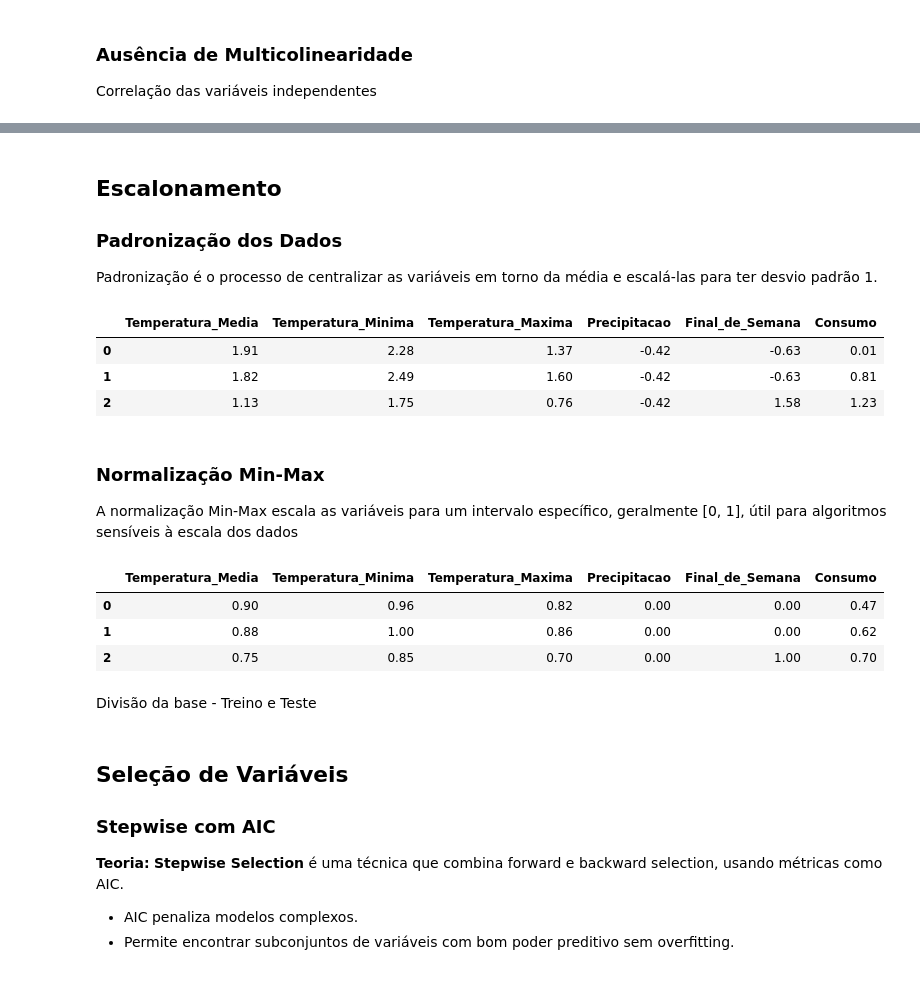
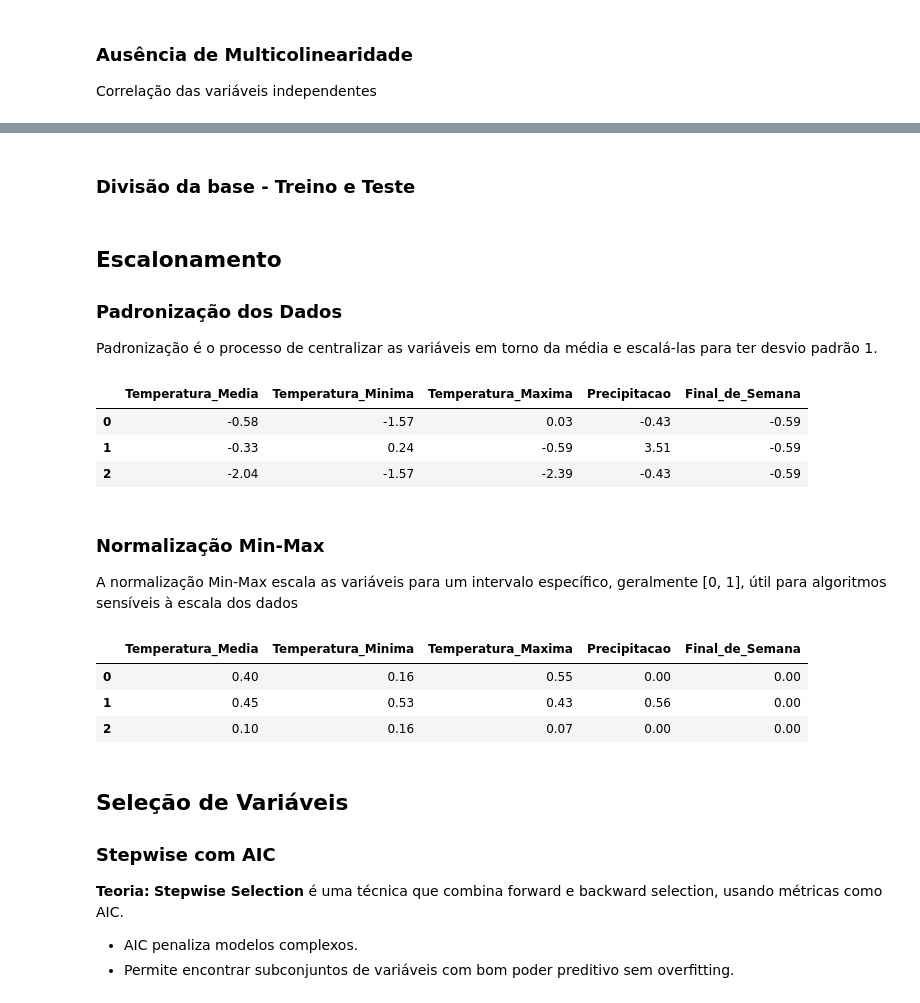
Before and after one commit to redsonlopez/regression_beer, a Jupyter notebook: regression_beer.ipynb, the cells around one changed output, grey strips where cells are left out. Cells and saved outputs as stored; diff of their text form; code cells hidden in the pictures.

```diff
--- a/regression_beer.ipynb
+++ b/regression_beer.ipynb
@@ -219,33 +219,45 @@ independentes.corr()
 | Temperatura_Maxima | 0.92 | 0.67 | 1.00 | -0.05 | -0.04 |
 | Precipitacao | 0.02 | 0.10 | -0.05 | 1.00 | 0.00 |
 | Final_de_Semana | -0.05 | -0.06 | -0.04 | 0.00 | 1.00 |
+# %% [markdown]
+### Divisão da base - Treino e Teste
+# %%
+X = df.drop(["Consumo"], axis=1)
+y = df["Consumo"]
+
+# Separa os dados em treino (80%) e teste (20%)
+X_train, X_test, y_train, y_test = train_test_split(X, y, test_size=0.2, random_state=42,)
 # %% [markdown]
 ## Escalonamento
 ### Padronização dos Dados
 
 Padronização é o processo de centralizar as variáveis em torno da média e escalá-las para ter desvio padrão 1.
-# %%
-scaler = StandardScaler()
-padronizadas = scaler.fit_transform(df)
-padronizadas = pd.DataFrame(padronizadas, columns=df.columns)
-padronizadas.head(3)
-# %% [output]
-|  | Temperatura_Media | Temperatura_Minima | Temperatura_Maxima | Precipitacao | Final_de_Semana | Consumo |
-| 0 | 1.91 | 2.28 | 1.37 | -0.42 | -0.63 | 0.01 |
-| 1 | 1.82 | 2.49 | 1.60 | -0.42 | -0.63 | 0.81 |
-| 2 | 1.13 | 1.75 | 0.76 | -0.42 | 1.58 | 1.23 |
+# %%
+standard = StandardScaler()
+X_train_standard = standard.fit_transform(X_train)
+X_test_standard = standard.transform(X_test)
+
+X_train_standard = pd.DataFrame(X_train_standard, columns=X_train.columns)
+X_test_standard = pd.DataFrame(X_test_standard, columns=X_test.columns)
+X_train_standard.head(3)
+# %% [output]
+|  | Temperatura_Media | Temperatura_Minima | Temperatura_Maxima | Precipitacao | Final_de_Semana |
+| 0 | -0.58 | -1.57 | 0.03 | -0.43 | -0.59 |
+| 1 | -0.33 | 0.24 | -0.59 | 3.51 | -0.59 |
+| 2 | -2.04 | -1.57 | -2.39 | -0.43 | -0.59 |
 # %% [markdown]
 ### Normalização Min-Max
 A normalização Min-Max escala as variáveis para um intervalo específico, geralmente [0, 1], útil para algoritmos sensíveis à escala dos dados
 # %%
 minmax = MinMaxScaler()
-normalizadas = minmax.fit_transform(df)
-normalizadas = pd.DataFrame(normalizadas, columns=df.columns)
-normalizadas.head(3)
+X_train_minmax = minmax.fit_transform(X_train)
+X_test_minmax = minmax.transform(X_test)
+
+X_train_minmax = pd.DataFrame(X_train_minmax, columns=X_train.columns)
+X_test_minmax = pd.DataFrame(X_test_minmax, columns=X_test.columns)
+X_train_minmax.head(3)
 # %% [output]
-|  | Temperatura_Media | Temperatura_Minima | Temperatura_Maxima | Precipitacao | Final_de_Semana | Consumo |
-| 0 | 0.90 | 0.96 | 0.82 | 0.00 | 0.00 | 0.47 |
-| 1 | 0.88 | 1.00 | 0.86 | 0.00 | 0.00 | 0.62 |
-| 2 | 0.75 | 0.85 | 0.70 | 0.00 | 1.00 | 0.70 |
+|  | Temperatura_Media | Temperatura_Minima | Temperatura_Maxima | Precipitacao | Final_de_Semana |
+| 0 | 0.40 | 0.16 | 0.55 | 0.00 | 0.00 |
+| 1 | 0.45 | 0.53 | 0.43 | 0.56 | 0.00 |
+| 2 | 0.10 | 0.16 | 0.07 | 0.00 | 0.00 |
-# %% [markdown]
-Divisão da base - Treino e Teste
```
Also changed, not shown: parts of 18 cells of this notebook.
